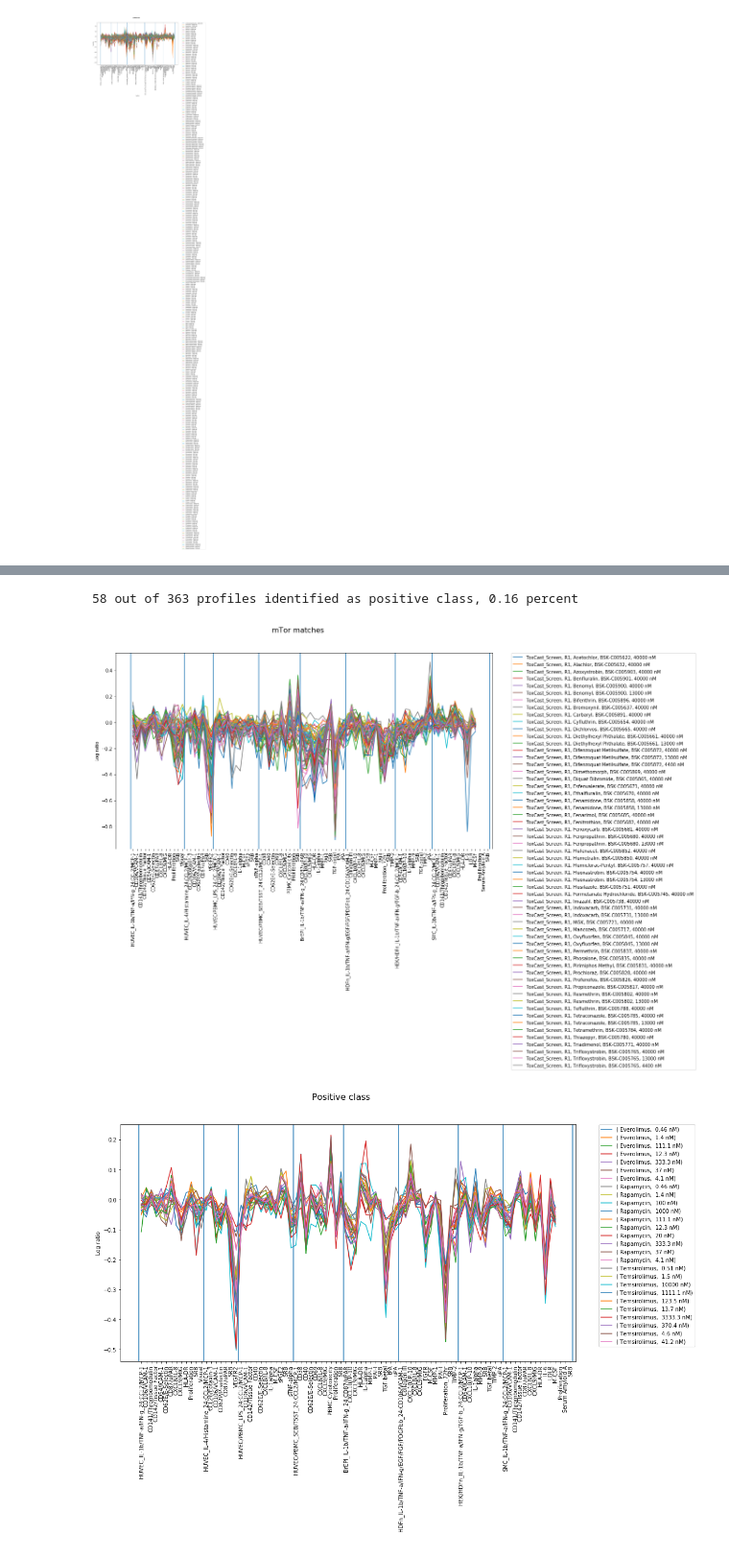
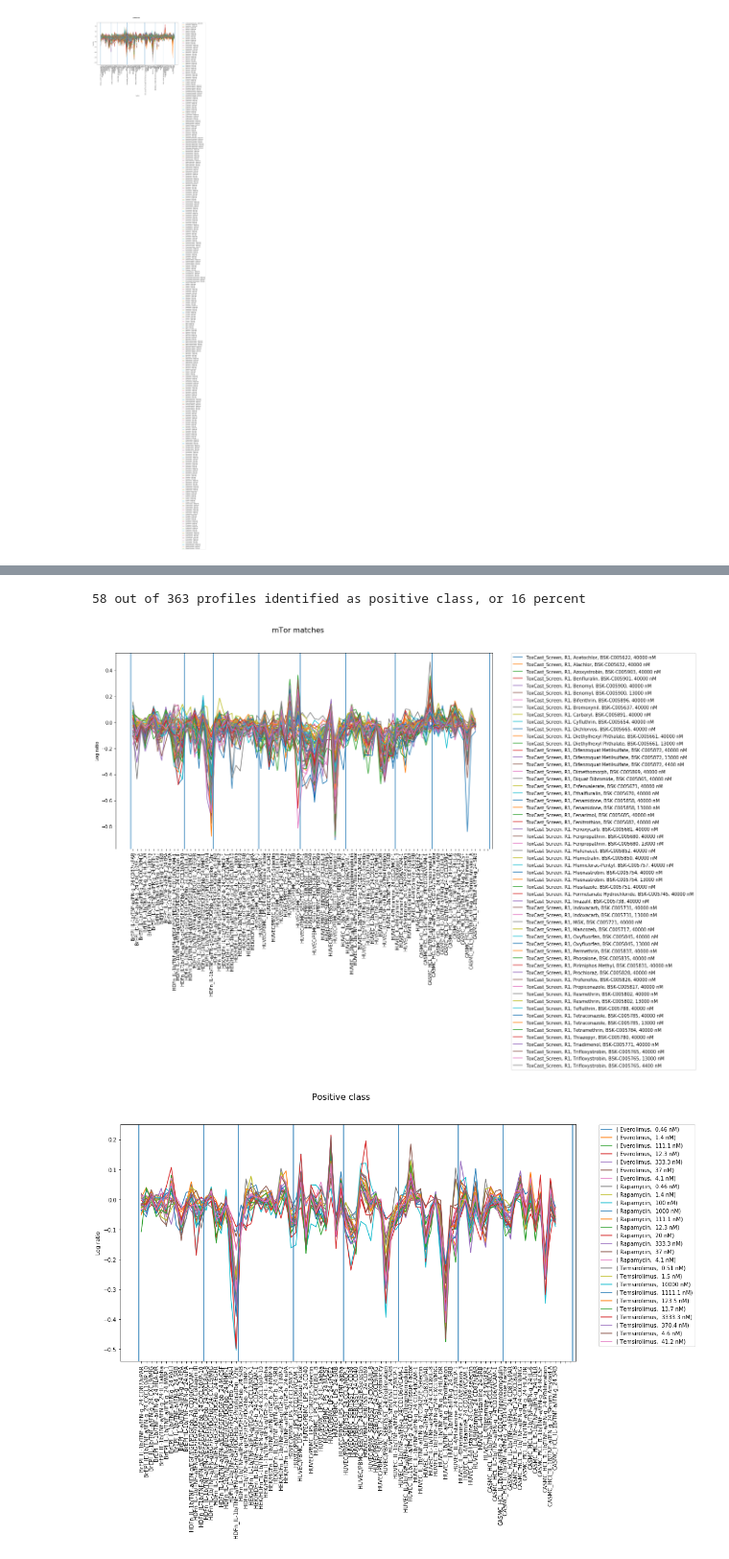
Before and after one commit to AntalBerenyi/SVM, a Jupyter notebook: Notebooks/Predict mTOR inhibitor Mechanism.ipynb, the cells around one changed output, grey strips where cells are left out. Shown at 96% size. Cells and saved outputs as stored; diff of their text form; code cells hidden in the pictures.

```diff
--- a/Notebooks/Predict mTOR inhibitor Mechanism.ipynb
+++ b/Notebooks/Predict mTOR inhibitor Mechanism.ipynb
@@ -477,13 +487,12 @@ matches = pd.merge(left=predictions, right=tox_cast,
                    left_on='Target Profiles', right_on=tox_cast.columns.values.tolist()[0])
 #matches = predictions[predictions['Prediction'] == 1].join(tox_cast).iloc[:, 3:]
 matches.set_index('Target Profiles', inplace=True)
-matches = matches[matches.Prediction == 1].iloc[:, 2:]
-matches
+matches = matches[matches.Prediction == 1].iloc[:, 3:]
 
-print('{} out of {} profiles identified as positive class, {:.2f} percent'.format(len(matches), len(predictions),
-      sum(predictions['Prediction']/len(predictions))))
+print('{} out of {} profiles identified as positive class, or {:.0f} percent'.format(len(matches), len(predictions),
+      100*sum(predictions['Prediction']/len(predictions))))
 # %% [output]
-58 out of 363 profiles identified as positive class, 0.16 percent
+58 out of 363 profiles identified as positive class, or 16 percent
 # %%
 # plot matched profiles
 
@@ -494,6 +503,7 @@ ax = matches.T.plot(
     x=matches.columns.get_level_values(0));
 plt.legend(bbox_to_anchor=(1.05, 1), loc=2, borderaxespad=0.);
 x, x_labels, v_line_positions = pr.v_line_positions();
+x_labels = matches.columns.values
 plt.xticks(x, x_labels, rotation='vertical');
 plt.ylabel('Log ratio');
 plt.suptitle('mTor matches', fontsize = 16)
@@ -502,23 +512,24 @@ for lp in v_line_positions:
     plt.axvline(x=lp-0.5)
 plt.show()
 # %% [output]
-[figure, old version]
+[figure, new version]
 # %%
 # plot matched profiles
 pc = pos_class.iloc[:,1:]
 ax = pc.T.plot(
     figsize=(15,8),
     sharey=True,
     subplots=False,
     x=pc.columns.get_level_values(0));
 plt.legend(bbox_to_anchor=(1.05, 1), loc=2, borderaxespad=0.);
 x, x_labels, v_line_positions = pr.v_line_positions();
+x_labels = pc.columns.values
 plt.xticks(x, x_labels, rotation='vertical');
 plt.ylabel('Log ratio');
 plt.suptitle('Positive class', fontsize = 16)
 # add vertical lines
 for lp in v_line_positions:
     plt.axvline(x=lp-0.5)
 plt.show()
 # %% [output]
-[figure, old version]
+[figure, new version]
```
Also changed, not shown: parts of 11 cells of this notebook, 16 other files.
